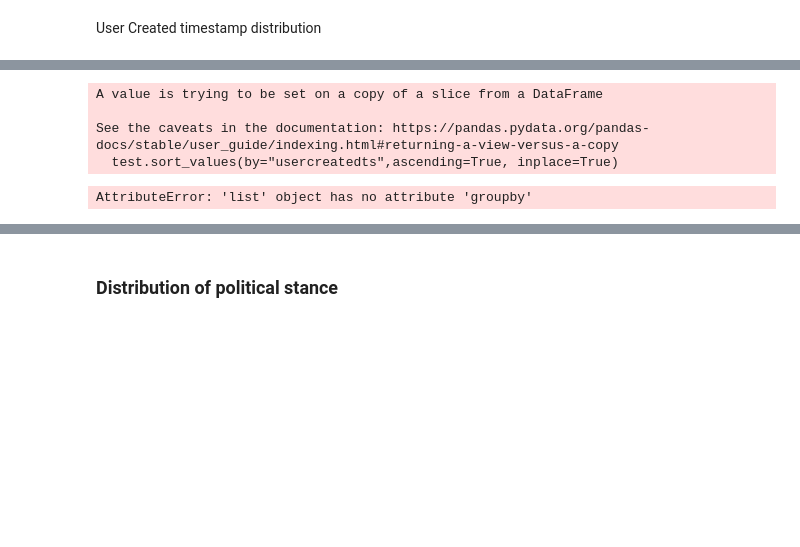
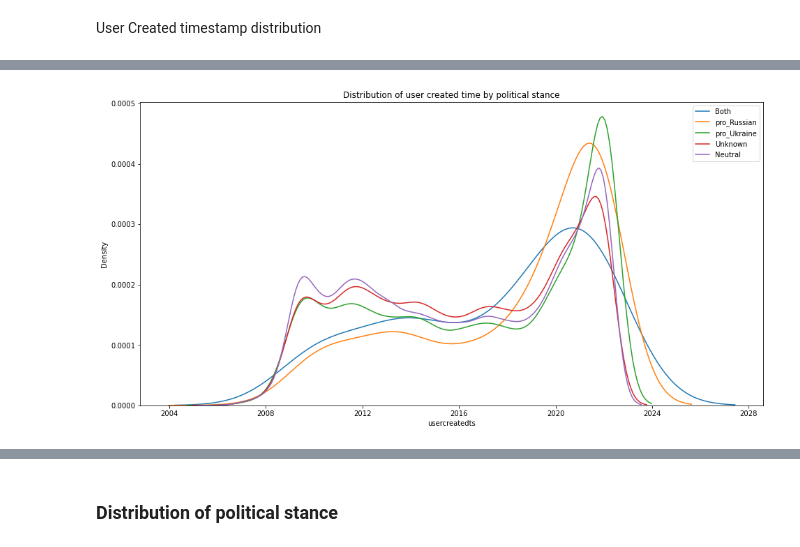
Before and after one commit to Yvonne27Jin/BSDS3002GP_Computational_propaganda_Ukraine, a Jupyter notebook: code/2_SEDA.ipynb, the cells around one changed output, grey strips where cells are left out. Saved outputs shown, nothing was run; the diff lists cells and outputs as text; code cells hidden in the pictures; blank space fills up the shorter version.

```diff
--- a/code/2_SEDA.ipynb
+++ b/code/2_SEDA.ipynb
@@ -299,15 +282,10 @@ plt.plot(distribution.index, distribution.userid)
-# %%
-test = proRussianAfter[["usercreatedts","userid"]]
-
-test.sort_values(by="usercreatedts",ascending=True, inplace=True)
-test.head()
-# #sum over years
-checkin_year_sigma = test["usercreatedts"].groupby(pd.Grouper(freq='Y')).count()
-#plot year v total checkins
-plt.plot(checkin_year_sigma.index)
-# %% [output]
-A value is trying to be set on a copy of a slice from a DataFrame
-
-See the caveats in the documentation: https://pandas.pydata.org/pandas-docs/stable/user_guide/indexing.html#returning-a-view-versus-a-copy
-  test.sort_values(by="usercreatedts",ascending=True, inplace=True)
-AttributeError: 'list' object has no attribute 'groupby'
+# %%
+# Distribution of user created time by political stance
+fig, ax = plt.subplots(figsize=(16,8))
+for stance in data['NodeType'].value_counts().sort_values().index.tolist():
+    sns.kdeplot(data[data['NodeType']==stance]['usercreatedts'],ax=ax, label=stance)
+ax.legend()
+ax.set_title("Distribution of user created time by political stance")
+plt.show()
+# %% [output]
+[figure, added]
```
Also changed, not shown: parts of 4 cells of this notebook, 11 other files.
